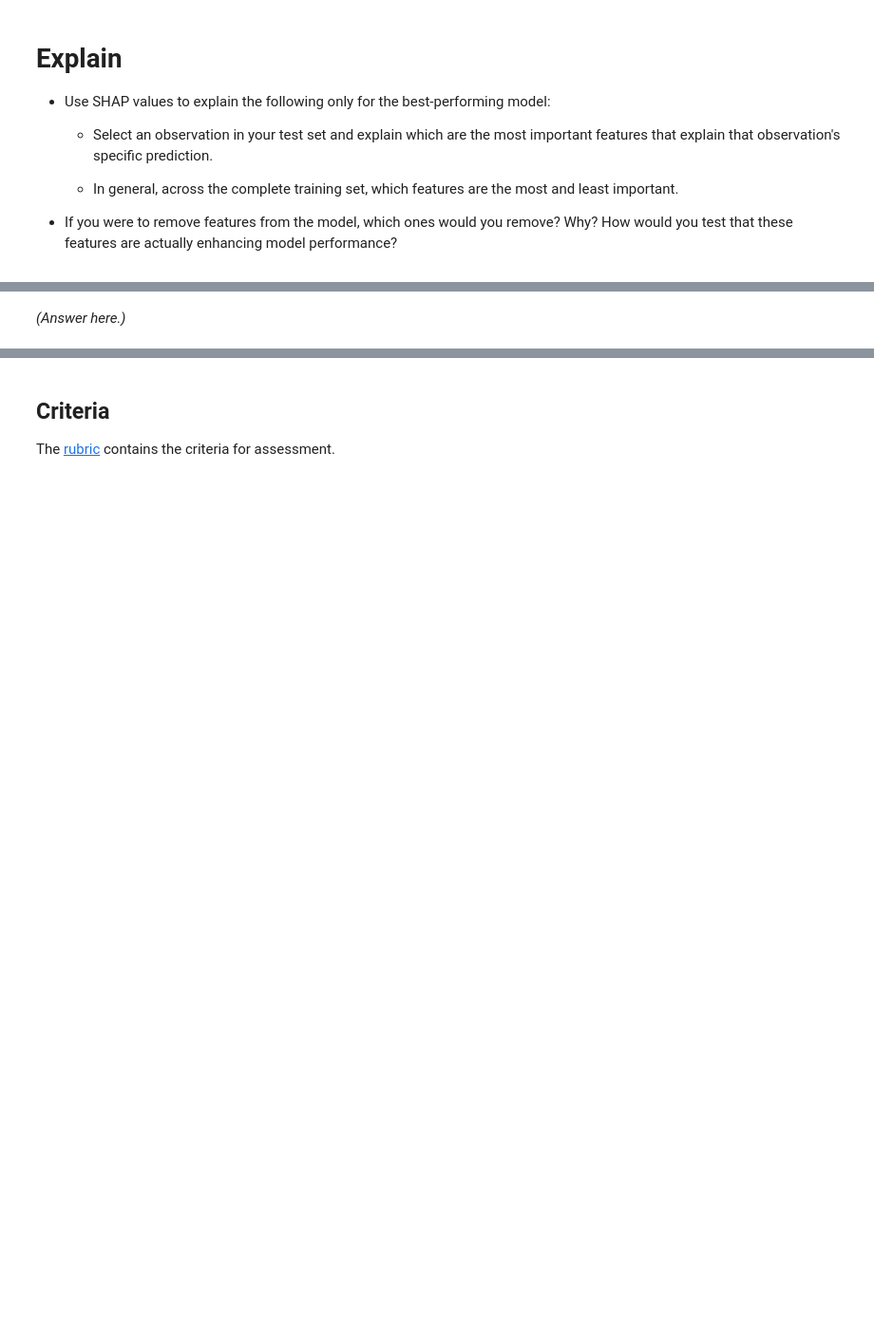
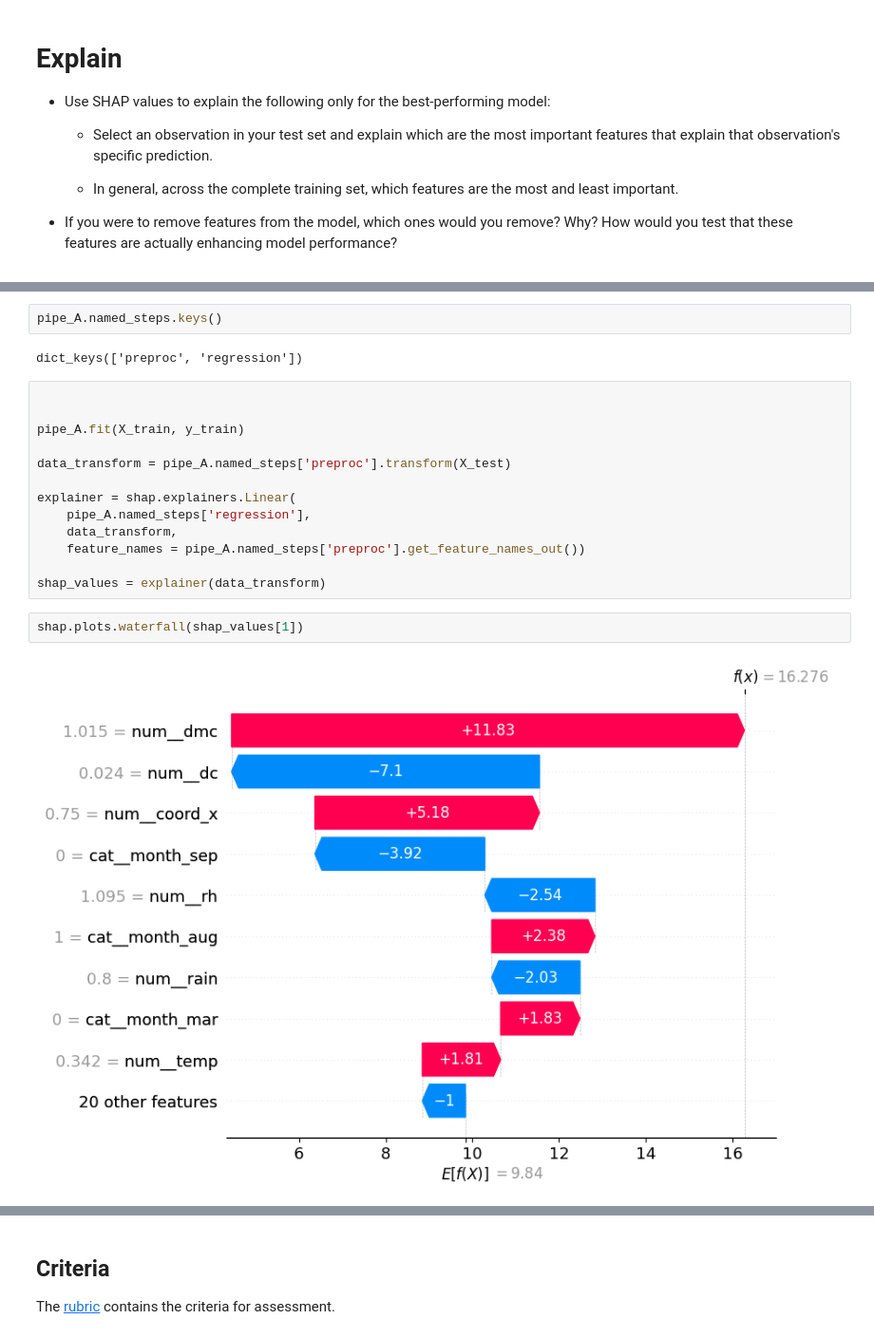
Before and after one commit to aravijay/production, a Jupyter notebook: 02_activities/assignments/assignment_2.ipynb, the cells around one changed output, grey strips where cells are left out. Shown at 95% size. Cells and saved outputs as stored; diff of their text form; blank space fills up the shorter version.

Commit message:
Assignment 2 second submission (shap question)

```diff
--- a/02_activities/assignments/assignment_2.ipynb
+++ b/02_activities/assignments/assignment_2.ipynb
@@ -471,2 +462,21 @@ ModuleNotFoundError: No module named 'shap'
-# %% [markdown]
-*(Answer here.)*
+# %%
+pipe_A.named_steps.keys()
+# %% [output]
+dict_keys(['preproc', 'regression'])
+# %%
+
+
+pipe_A.fit(X_train, y_train)
+
+data_transform = pipe_A.named_steps['preproc'].transform(X_test)
+
+explainer = shap.explainers.Linear(
+    pipe_A.named_steps['regression'],
+    data_transform,
+    feature_names = pipe_A.named_steps['preproc'].get_feature_names_out())
+
+shap_values = explainer(data_transform)
+# %%
+shap.plots.waterfall(shap_values[1])
+# %% [output]
+[figure, added]
```
Also changed, not shown: parts of 9 cells of this notebook.
